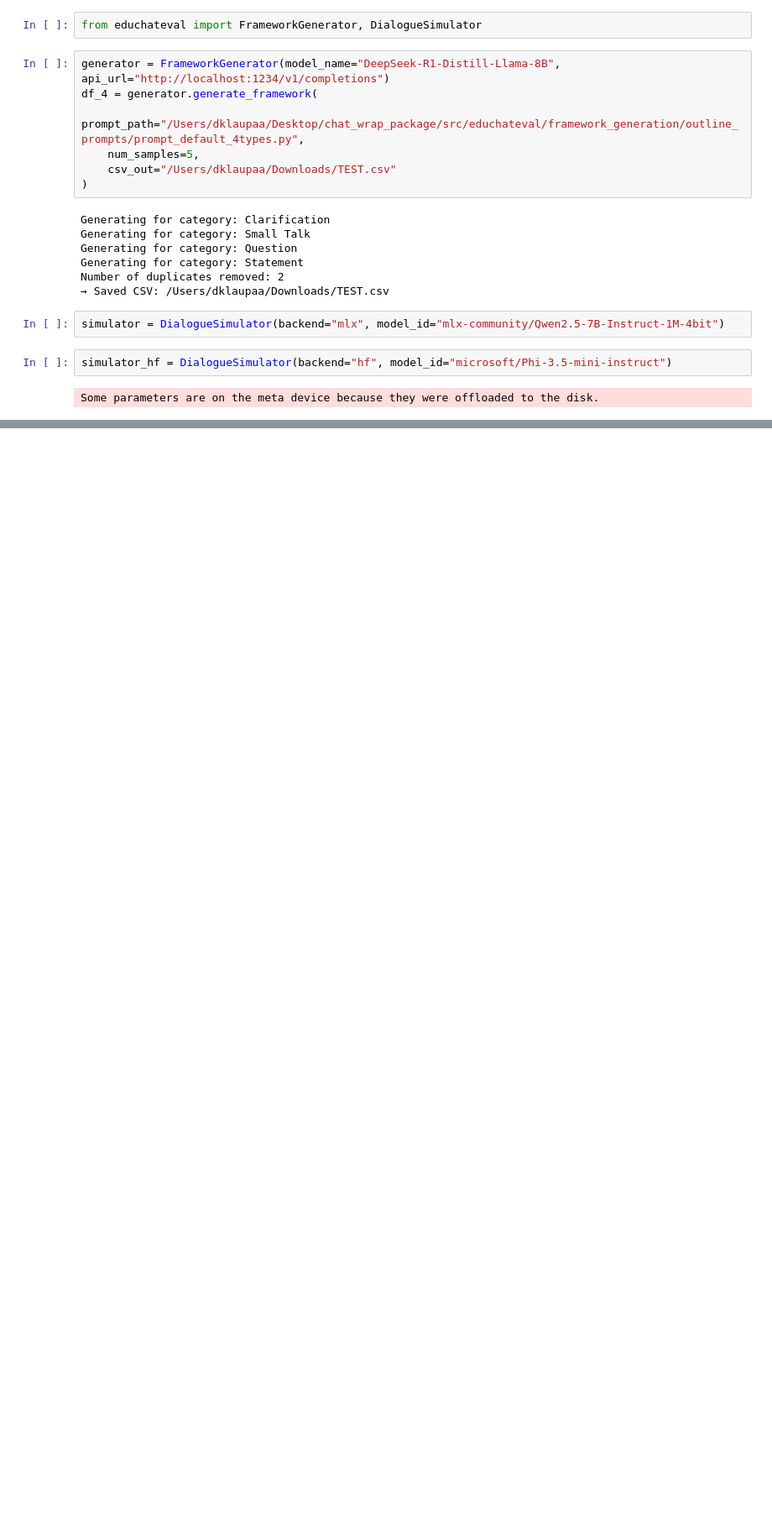
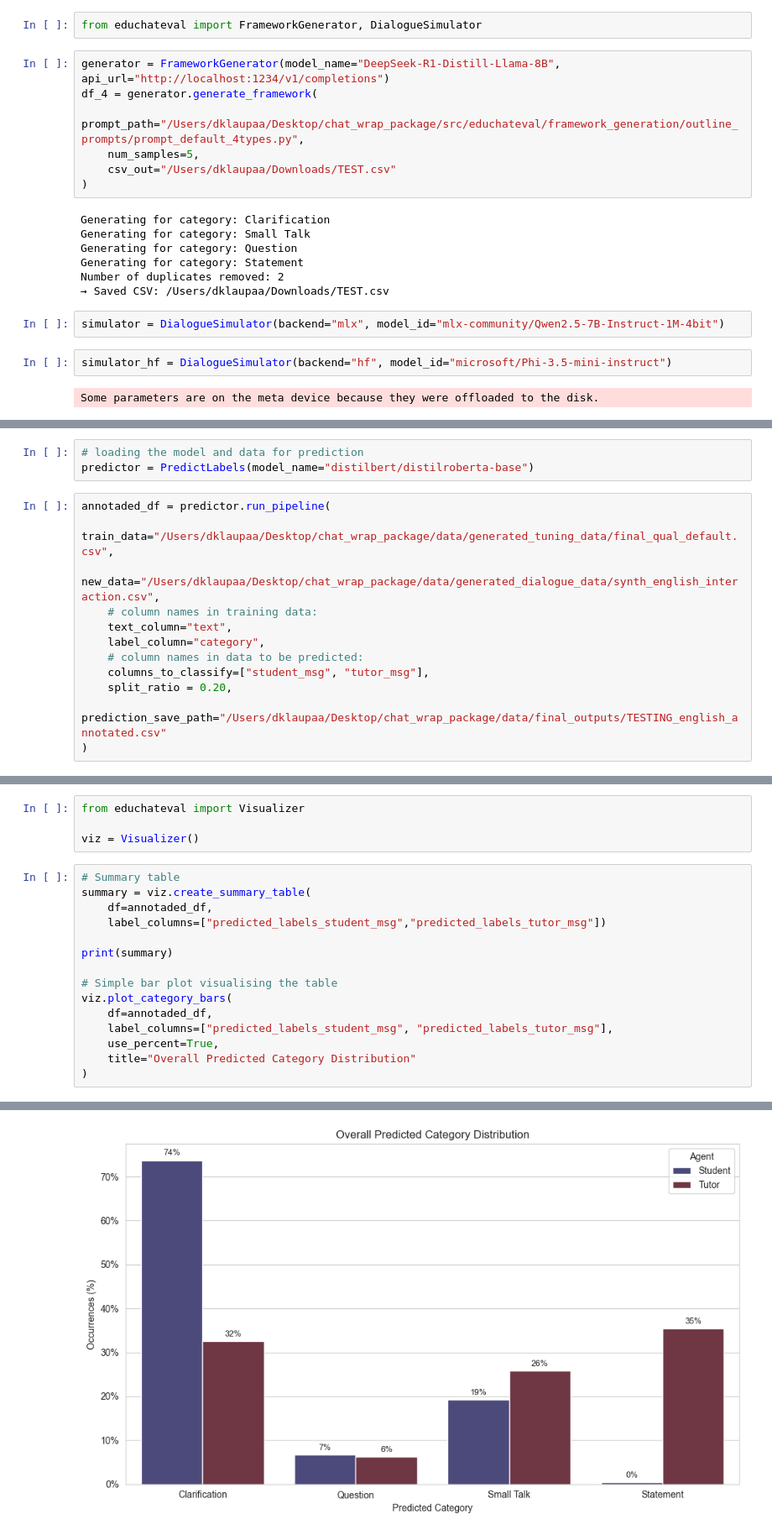
Before and after one commit to laurawpaaby/EduChatEval, a Jupyter notebook: tutorials/default_demo.ipynb, the cells around one changed output, grey strips where cells are left out. Shown: that part at 84% size. Cells and saved outputs as stored; diff of their text form; blank space fills up the shorter version.

```diff
--- a/tutorials/default_demo.ipynb
+++ b/tutorials/default_demo.ipynb
@@ -84,0 +92,15 @@ KeyError: 'role'
+# %%
+# loading the model and data for prediction
+predictor = PredictLabels(model_name="distilbert/distilroberta-base")
+# %%
+annotaded_df = predictor.run_pipeline(
+    train_data="/Users/dklaupaa/Desktop/chat_wrap_package/data/generated_tuning_data/final_qual_default.csv",
+    new_data="/Users/dklaupaa/Desktop/chat_wrap_package/data/generated_dialogue_data/synth_english_interaction.csv",
+    # column names in training data:
+    text_column="text",
+    label_column="category",
+    # column names in data to be predicted:
+    columns_to_classify=["student_msg", "tutor_msg"],
+    split_ratio = 0.20,
+    prediction_save_path="/Users/dklaupaa/Desktop/chat_wrap_package/data/final_outputs/TESTING_english_annotated.csv"
+)
@@ -84,0 +134,20 @@ KeyError: 'role'
+# %%
+from educhateval import Visualizer
+
+viz = Visualizer()
+# %%
+# Summary table
+summary = viz.create_summary_table(
+    df=annotaded_df,
+    label_columns=["predicted_labels_student_msg","predicted_labels_tutor_msg"])
+
+print(summary)
+
+# Simple bar plot visualising the table
+viz.plot_category_bars(
+    df=annotaded_df,
+    label_columns=["predicted_labels_student_msg", "predicted_labels_tutor_msg"],
+    use_percent=True,
+    title="Overall Predicted Category Distribution"
+)
+# %% [output]
@@ -84,0 +159 @@ KeyError: 'role'
+[figure, added]
```
Also changed, not shown: parts of 8 cells of this notebook, 3 other files.
